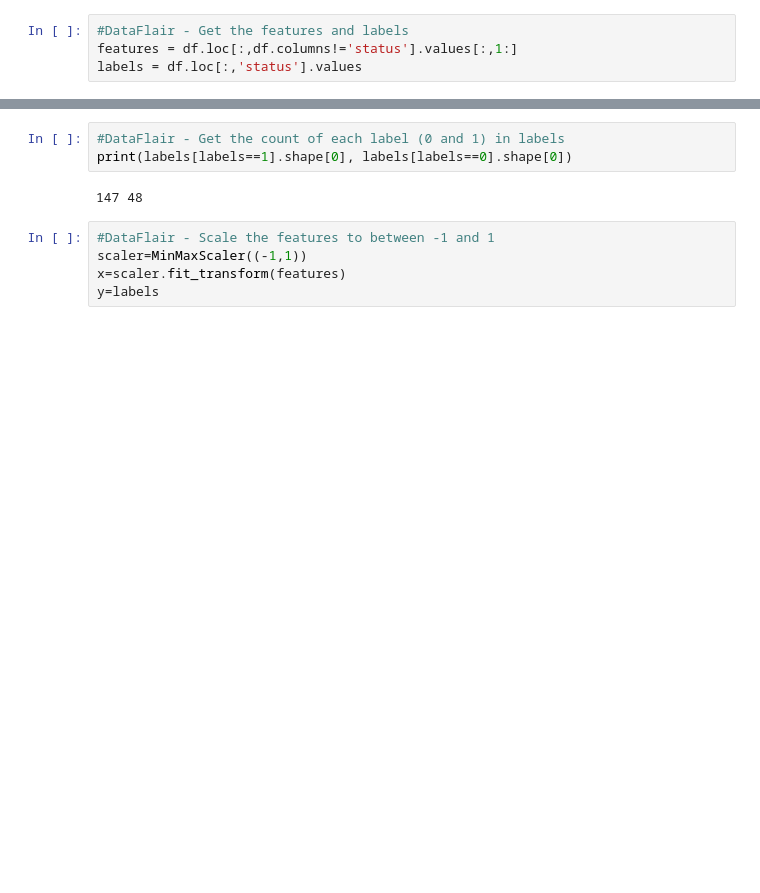
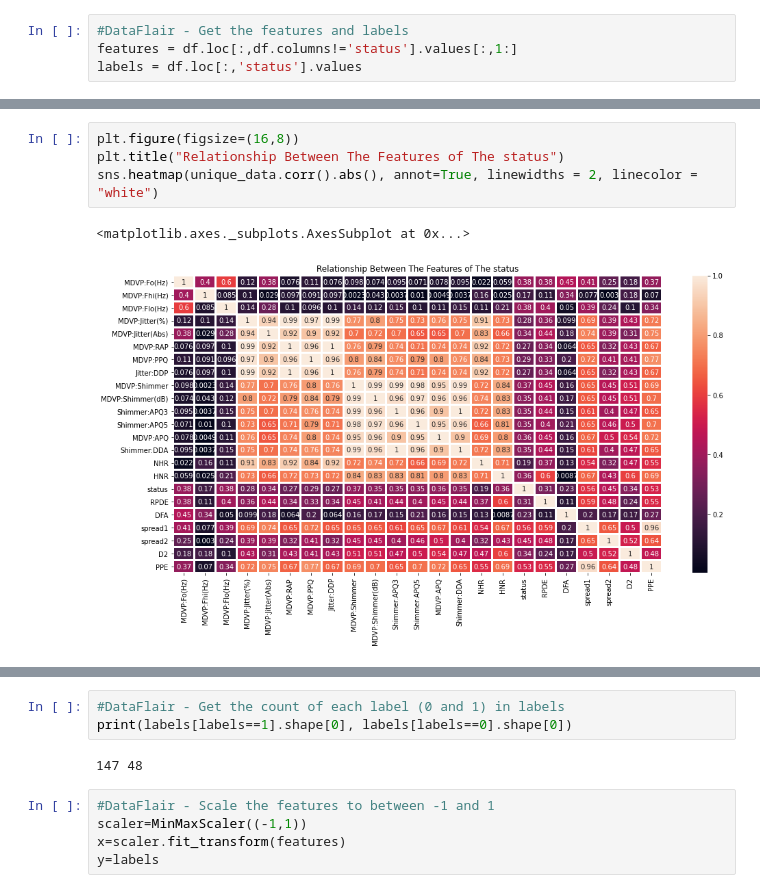
Before and after one commit to Raanank10/Detecting-Parkinson-s-Disease, a Jupyter notebook: Detecting_Parkinsons_Disease.ipynb, the cells around one changed output, grey strips where cells are left out. Saved outputs shown, nothing was run; the diff lists cells and outputs as text; blank space fills up the shorter version.

```diff
--- a/Detecting_Parkinsons_Disease.ipynb
+++ b/Detecting_Parkinsons_Disease.ipynb
@@ -70,0 +187,7 @@ labels = df.loc[:,'status'].values
+# %%
+plt.figure(figsize=(16,8))
+plt.title("Relationship Between The Features of The status")
+sns.heatmap(unique_data.corr().abs(), annot=True, linewidths = 2, linecolor = "white")
+# %% [output]
+<matplotlib.axes._subplots.AxesSubplot at 0x...>
+[figure, added]
```
Also changed, not shown: parts of 14 cells of this notebook.
